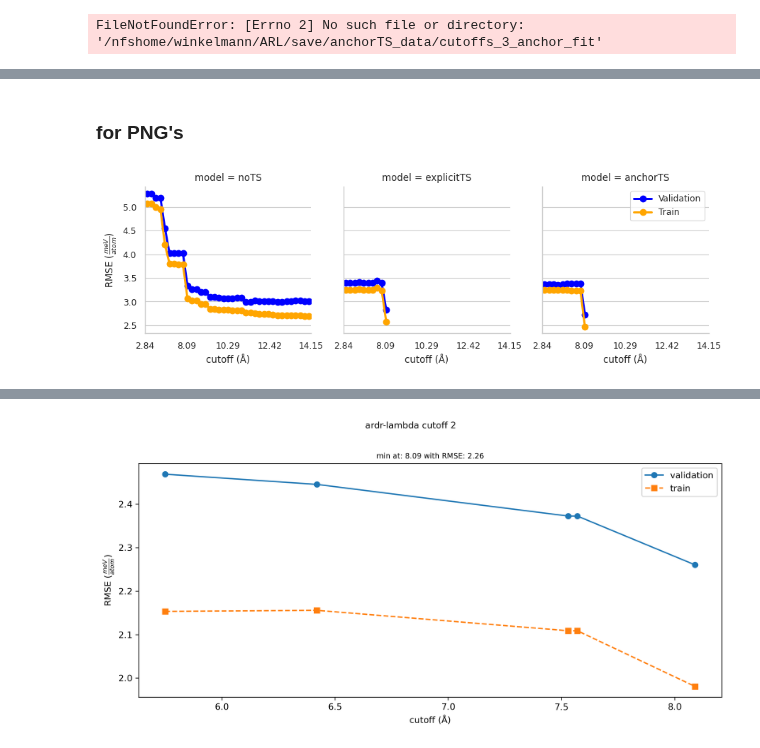
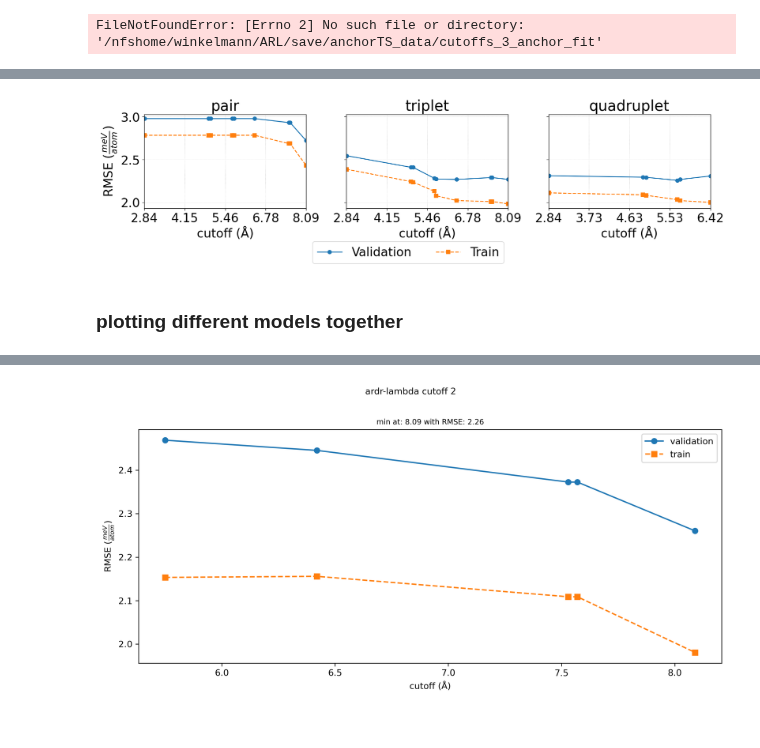
Before and after one commit to JohnLawrenceWargrave/jupyter_for_ARL, a Jupyter notebook: plot_cutoff_file.ipynb, the cells around one changed output, grey strips where cells are left out. Drawn from its saved outputs; the diff is of its cells as text; code cells hidden in the pictures.

```diff
--- a/plot_cutoff_file.ipynb
+++ b/plot_cutoff_file.ipynb
@@ -241,18 +173,55 @@ pdf.close()
+# %%
+#plot diffrent cutoffs_kinds together
+cutoffs_to_plot = cutoff_kinds  # use existing models list: ['2', '3', '4']
+cutoff_order = np.sort(all_data['cutoff'].unique())
+
+#change Font size
+plt.rcParams.update({'font.size': 20})
+
+# Create a figure with #models subplots
+ncols = len(cutoffs_to_plot)
+fig, axes = plt.subplots(1, ncols, figsize=(5 * ncols, 4), sharey=True, sharex=False, dpi=120)
+
+
+if ncols == 1:
+    axes = [axes]
+
+for ax, cutoff_kind in zip(axes, cutoffs_to_plot):
+    dfm = all_data[all_data['cutoff_kind'] == cutoff_kind].copy()
+    dfm = dfm.sort_values('cutoff')
+
+    # Plot validation and train
+    ax.plot(dfm['cutoff'], dfm['validation'], marker='o', color='C0', linestyle='-', label='Validation')
+    ax.plot(dfm['cutoff'], dfm['train'], marker='s', color='C1', linestyle='--', label='Train')
+    # change tile based on cutoff number to real cutoff kind name
+    name = cutoff_kind
+    if cutoff_kind == '2':
+        name = 'pair'
+    elif cutoff_kind == '3':
+        name = 'triplet'
+    elif cutoff_kind == '4':
+        name = 'quadruplet'
+    ax.set_title(name)
+    ax.set_xlabel('cutoff (Å)')
+    ax.grid(True, which='both', axis='both', linestyle=':', linewidth=0.5)
+
+    # Create evenly spaced ticks between the actual data range
+    x_min, x_max = dfm['cutoff'].min(), dfm['cutoff'].max()
+    ax.set_xticks(np.linspace(x_min, x_max, 5))
+    ax.set_xticklabels([f'{tick:.2f}' for tick in np.linspace(x_min, x_max, 5)])
+    ax.set_xlim(x_min, x_max)
+
+# y-label on the left-most axis
+axes[0].set_ylabel(r'RMSE ($\frac{meV}{atom}$)')
+
+# single legend for whole figure
+handles, labels = axes[0].get_legend_handles_labels()
+fig.legend(handles, labels, loc='outside upper center', bbox_to_anchor=(0.5, 0.1), ncol=2)
+
+plt.tight_layout(rect=[0, 0, 1, 0.95])
+fig.savefig(f'/nfshome/winkelmann/ARL/save/cutoff_kind_{algorithm}.png', bbox_inches='tight', dpi=300)
+plt.show()
+# %% [output]
+[figure, added]
 # %% [markdown]
-### for PNG's
+### plotting different models together
-# %%
-sns.set_theme(style="whitegrid", context='paper')
-graphic = sns.FacetGrid(all_data, col="model", sharey=True, sharex=True)
-graphic.map(sns.pointplot, "cutoff", "validation", marker="o", color='blue', order=all_data['cutoff'].sort_values().unique(), label='Validation')
-graphic.map(sns.pointplot, "cutoff", "train", marker="o", color='orange', order=all_data['cutoff'].sort_values().unique(), label='Train')
-for ax in graphic.axes.flat:
-    # Get current x-axis limits
-    x_min, x_max = ax.get_xlim()
-    # Create 5 evenly spaced ticks
-    ax.set_xticks(np.linspace(x_min, x_max, 5))
-graphic.set_axis_labels("cutoff (Å)", r"RMSE ($\frac{meV}{atom}$)")
-plt.legend()
-plt.tight_layout()
-graphic.savefig(f'/nfshome/winkelmann/ARL/save/cutoff_comparison_{algorithm}.png', bbox_inches='tight')
-# %% [output]
-[figure, removed]
```
Also changed, not shown: parts of 15 cells of this notebook, 5 other files.
